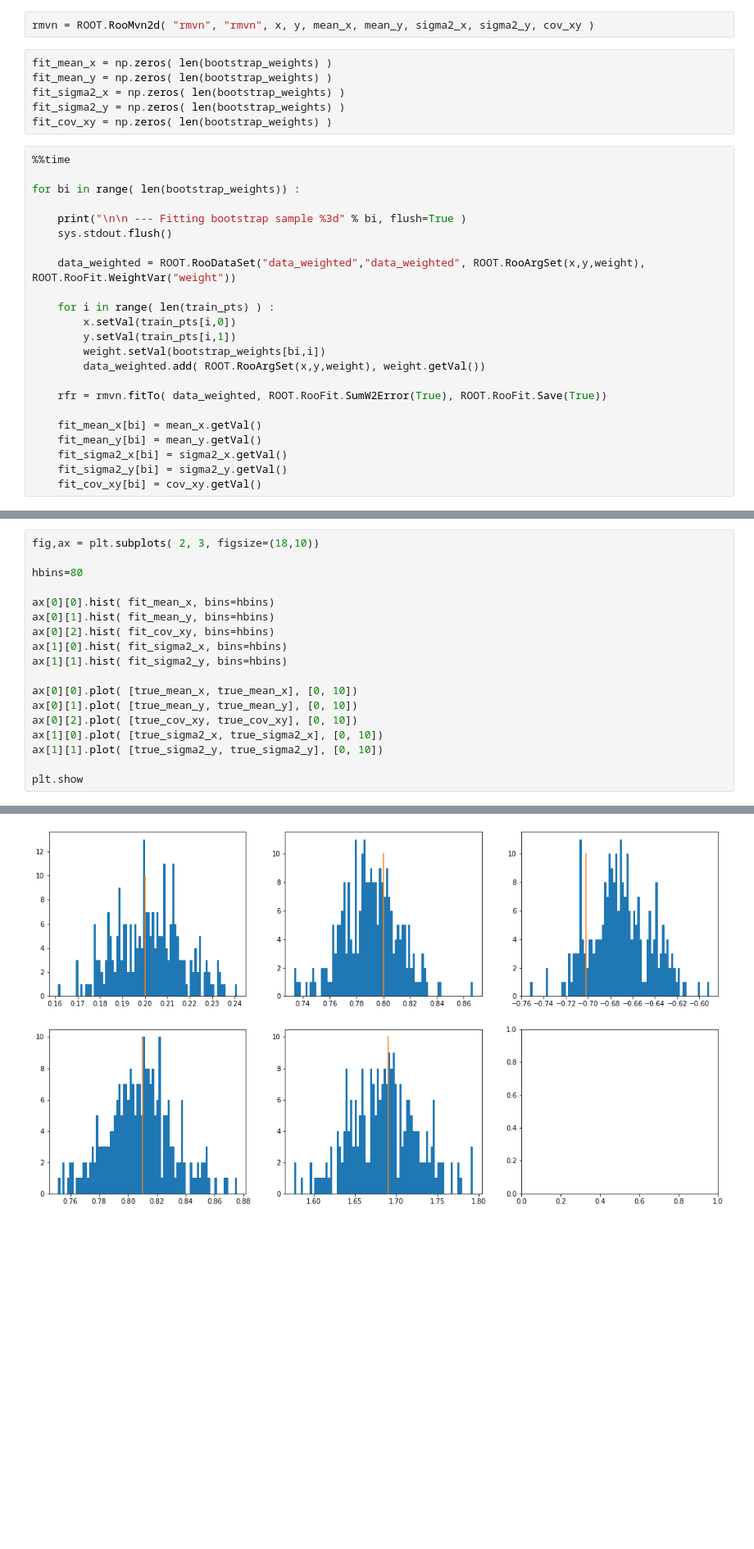
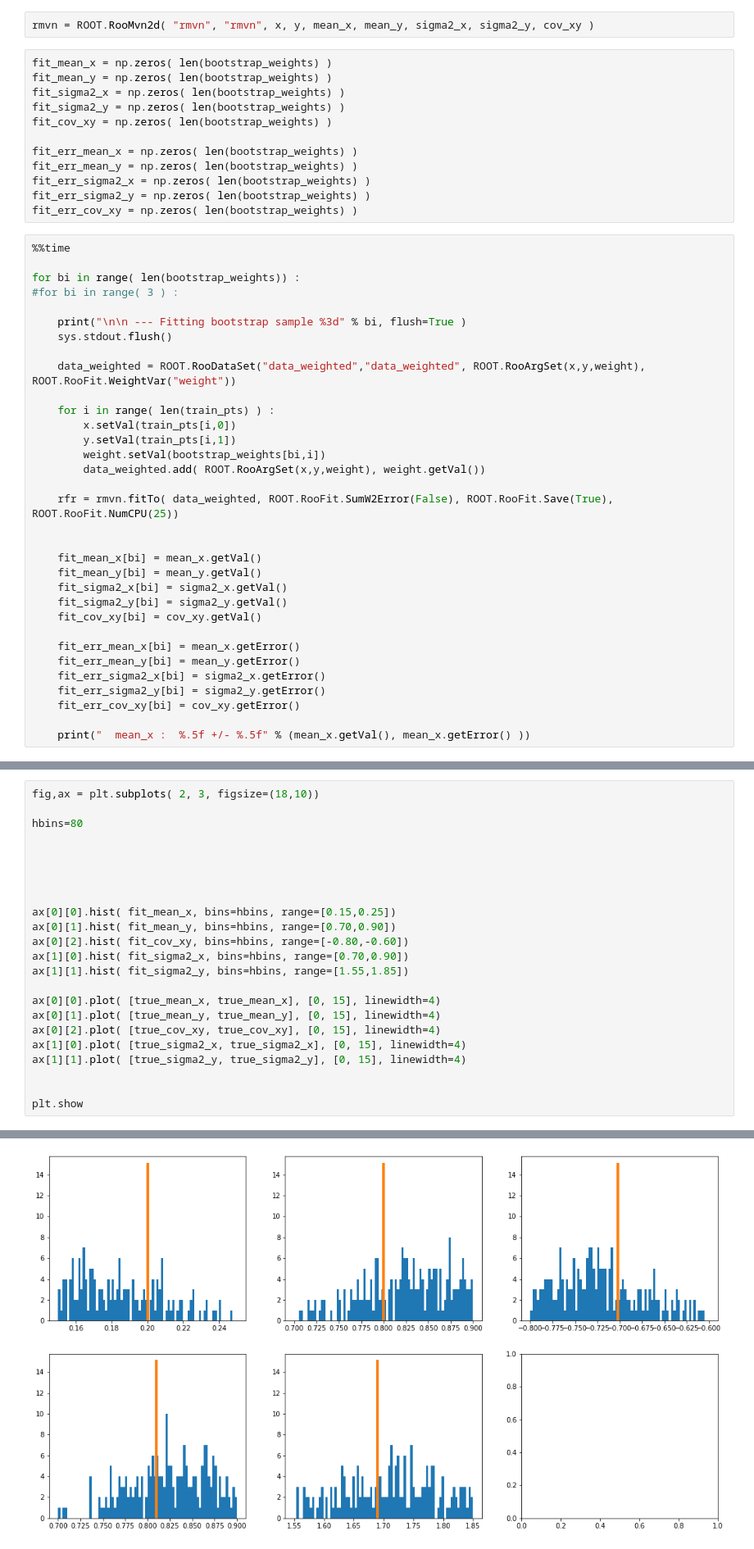
Before and after one commit to owen234/omnifold-testing1, a Jupyter notebook: bootstrap-fitting1.ipynb, the cells around one changed output, grey strips where cells are left out. Shown at 82% size. Saved outputs shown, nothing was run; the diff lists cells and outputs as text; blank space fills up the shorter version.

```diff
--- a/bootstrap-fitting1.ipynb
+++ b/bootstrap-fitting1.ipynb
@@ -64,10 +72,17 @@ fit_mean_y = np.zeros( len(bootstrap_weights) )
 fit_sigma2_x = np.zeros( len(bootstrap_weights) )
 fit_sigma2_y = np.zeros( len(bootstrap_weights) )
 fit_cov_xy = np.zeros( len(bootstrap_weights) )
+
+fit_err_mean_x = np.zeros( len(bootstrap_weights) )
+fit_err_mean_y = np.zeros( len(bootstrap_weights) )
+fit_err_sigma2_x = np.zeros( len(bootstrap_weights) )
+fit_err_sigma2_y = np.zeros( len(bootstrap_weights) )
+fit_err_cov_xy = np.zeros( len(bootstrap_weights) )
 # %%
 %%time
 
 for bi in range( len(bootstrap_weights)) :
+#for bi in range( 3 ) :
 
     print("\n\n --- Fitting bootstrap sample %3d" % bi, flush=True )
     sys.stdout.flush()
@@ -80,12 +95,21 @@ for bi in range( len(bootstrap_weights)) :
         weight.setVal(bootstrap_weights[bi,i])
         data_weighted.add( ROOT.RooArgSet(x,y,weight), weight.getVal())
 
-    rfr = rmvn.fitTo( data_weighted, ROOT.RooFit.SumW2Error(True), ROOT.RooFit.Save(True))
+    rfr = rmvn.fitTo( data_weighted, ROOT.RooFit.SumW2Error(False), ROOT.RooFit.Save(True), ROOT.RooFit.NumCPU(25))
+
 
     fit_mean_x[bi] = mean_x.getVal()
     fit_mean_y[bi] = mean_y.getVal()
     fit_sigma2_x[bi] = sigma2_x.getVal()
     fit_sigma2_y[bi] = sigma2_y.getVal()
     fit_cov_xy[bi] = cov_xy.getVal()
+
+    fit_err_mean_x[bi] = mean_x.getError()
+    fit_err_mean_y[bi] = mean_y.getError()
+    fit_err_sigma2_x[bi] = sigma2_x.getError()
+    fit_err_sigma2_y[bi] = sigma2_y.getError()
+    fit_err_cov_xy[bi] = cov_xy.getError()
+
+    print("  mean_x :  %.5f +/- %.5f" % (mean_x.getVal(), mean_x.getError() ))
 # %% [output]
  --- Fitting bootstrap sample   0
@@ -130,24 +198,29 @@ bootstrap  29 :  mean_x = 0.189  mean_y = 0.794  sigma2_x = 0.797  sigma2_y = 1.
 # %%
 fig,ax = plt.subplots( 2, 3, figsize=(18,10))
 
 hbins=80
 
-ax[0][0].hist( fit_mean_x, bins=hbins)
-ax[0][1].hist( fit_mean_y, bins=hbins)
-ax[0][2].hist( fit_cov_xy, bins=hbins)
-ax[1][0].hist( fit_sigma2_x, bins=hbins)
-ax[1][1].hist( fit_sigma2_y, bins=hbins)
 
-ax[0][0].plot( [true_mean_x, true_mean_x], [0, 10])
-ax[0][1].plot( [true_mean_y, true_mean_y], [0, 10])
-ax[0][2].plot( [true_cov_xy, true_cov_xy], [0, 10])
-ax[1][0].plot( [true_sigma2_x, true_sigma2_x], [0, 10])
-ax[1][1].plot( [true_sigma2_y, true_sigma2_y], [0, 10])
+
+
+
+ax[0][0].hist( fit_mean_x, bins=hbins, range=[0.15,0.25])
+ax[0][1].hist( fit_mean_y, bins=hbins, range=[0.70,0.90])
+ax[0][2].hist( fit_cov_xy, bins=hbins, range=[-0.80,-0.60])
+ax[1][0].hist( fit_sigma2_x, bins=hbins, range=[0.70,0.90])
+ax[1][1].hist( fit_sigma2_y, bins=hbins, range=[1.55,1.85])
+
+ax[0][0].plot( [true_mean_x, true_mean_x], [0, 15], linewidth=4)
+ax[0][1].plot( [true_mean_y, true_mean_y], [0, 15], linewidth=4)
+ax[0][2].plot( [true_cov_xy, true_cov_xy], [0, 15], linewidth=4)
+ax[1][0].plot( [true_sigma2_x, true_sigma2_x], [0, 15], linewidth=4)
+ax[1][1].plot( [true_sigma2_y, true_sigma2_y], [0, 15], linewidth=4)
+
 
 plt.show
 # %% [output]
 <function matplotlib.pyplot.show(close=None, block=None)>
-[figure, old version]
+[figure, new version]
 # %%
 can = ROOT.TCanvas("can","can", 1200, 500)
 can.Divide(2,1)
```
Also changed, not shown: parts of 36 cells of this notebook, 4 other files.
